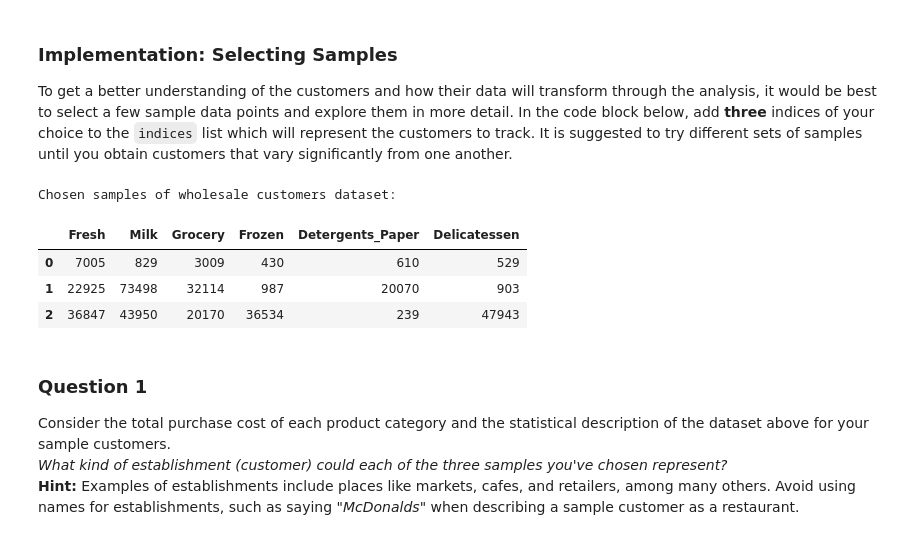
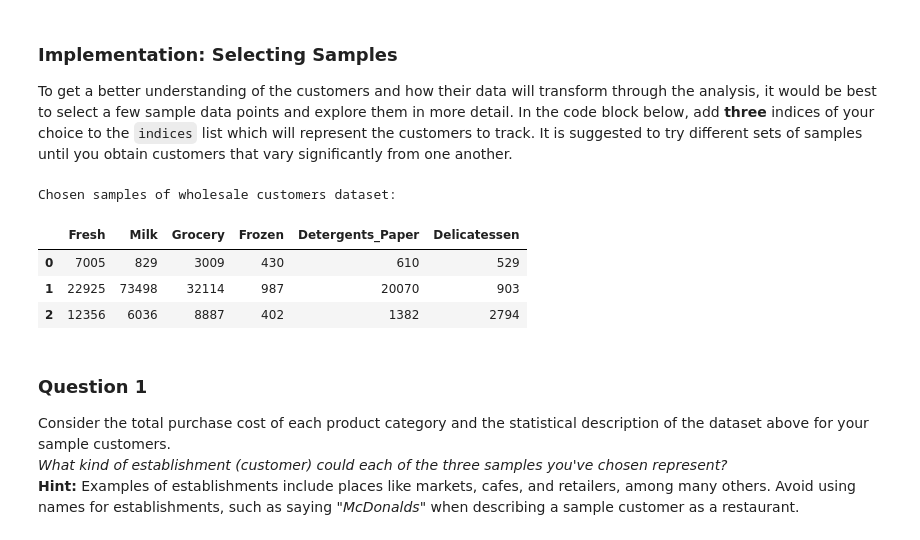
Before and after one commit to ZAZAZakari/udacity, a Jupyter notebook: MLND/Project3/customer_segments.ipynb, the cells around one changed output. Saved outputs shown, nothing was run; the diff lists cells and outputs as text; code cells hidden in the pictures.

```diff
--- a/MLND/Project3/customer_segments.ipynb
+++ b/MLND/Project3/customer_segments.ipynb
@@ -58,17 +58,17 @@ display(data.describe())
 To get a better understanding of the customers and how their data will transform through the analysis, it would be best to select a few sample data points and explore them in more detail. In the code block below, add **three** indices of your choice to the `indices` list which will represent the customers to track. It is suggested to try different sets of samples until you obtain customers that vary significantly from one another.
 # %%
 # TODO: Select three indices of your choice you wish to sample from the dataset
-indices = [80, 86, 183]
+indices = [80, 86, 180]
 # Create a DataFrame of the chosen samples
 samples = pd.DataFrame(data.loc[indices], columns = data.keys()).reset_index(drop = True)
 print "Chosen samples of wholesale customers dataset:"
 display(samples)
 # %% [output]
 Chosen samples of wholesale customers dataset:
 |  | Fresh | Milk | Grocery | Frozen | Detergents_Paper | Delicatessen |
 | 0 | 7005 | 829 | 3009 | 430 | 610 | 529 |
 | 1 | 22925 | 73498 | 32114 | 987 | 20070 | 903 |
-| 2 | 36847 | 43950 | 20170 | 36534 | 239 | 47943 |
+| 2 | 12356 | 6036 | 8887 | 402 | 1382 | 2794 |
 # %% [markdown]
 ### Question 1
 Consider the total purchase cost of each product category and the statistical description of the dataset above for your sample customers.
```
Also changed, not shown: parts of 23 cells of this notebook, 1 other file.
